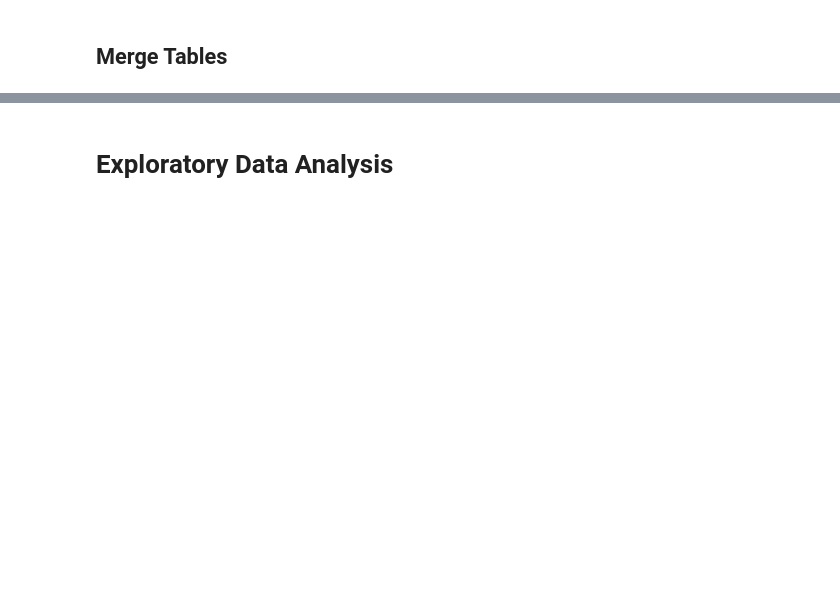
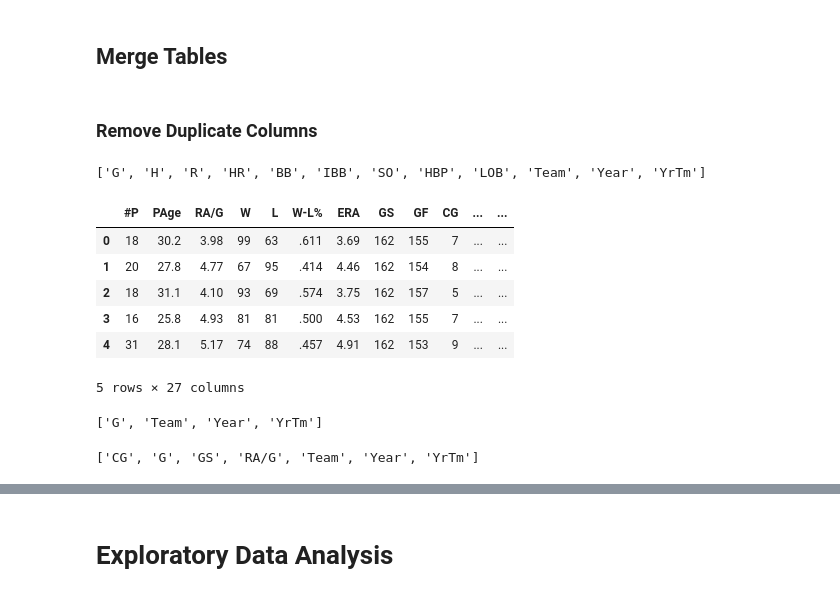
Before and after one commit to kjones5/metis_bootcamp, a Jupyter notebook: 2_Project-Luther_Baseball-Data/Webscraping_MLBteamsAL.ipynb, the cells around one changed output, grey strips where cells are left out. Saved outputs shown, nothing was run; the diff lists cells and outputs as text; code cells hidden in the pictures; blank space fills up the shorter version.

```diff
--- a/2_Project-Luther_Baseball-Data/Webscraping_MLBteamsAL.ipynb
+++ b/2_Project-Luther_Baseball-Data/Webscraping_MLBteamsAL.ipynb
@@ -1203,0 +1168,2 @@ df_master =
+# %% [markdown]
+### Remove Duplicate Columns
@@ -1203,0 +1179,4 @@ df_master =
+# %%
+dup_cols_bp # To remove from pitching DF (except YrTm)
+# %% [output]
+['G', 'H', 'R', 'HR', 'BB', 'IBB', 'SO', 'HBP', 'LOB', 'Team', 'Year', 'YrTm']
@@ -1203,0 +1185,18 @@ df_master =
+# %%
+df_pit_sm.head()
+# %% [output]
+|  | #P | PAge | RA/G | W | L | W-L% | ERA | GS | GF | CG | ... | ... |
+| 0 | 18 | 30.2 | 3.98 | 99 | 63 | .611 | 3.69 | 162 | 155 | 7 | ... | ... |
+| 1 | 20 | 27.8 | 4.77 | 67 | 95 | .414 | 4.46 | 162 | 154 | 8 | ... | ... |
+| 2 | 18 | 31.1 | 4.10 | 93 | 69 | .574 | 3.75 | 162 | 157 | 5 | ... | ... |
+| 3 | 16 | 25.8 | 4.93 | 81 | 81 | .500 | 4.53 | 162 | 155 | 7 | ... | ... |
+| 4 | 31 | 28.1 | 5.17 | 74 | 88 | .457 | 4.91 | 162 | 153 | 9 | ... | ... |
+5 rows × 27 columns
+# %%
+dup_cols_bf # To remove from fielding DF (except YrTm)
+# %% [output]
+['G', 'Team', 'Year', 'YrTm']
+# %%
+dup_cols_pf # Also to remove from fielding DF (except YrTm)
+# %% [output]
+['CG', 'G', 'GS', 'RA/G', 'Team', 'Year', 'YrTm']
```
Also changed, not shown: parts of 29 cells of this notebook.
